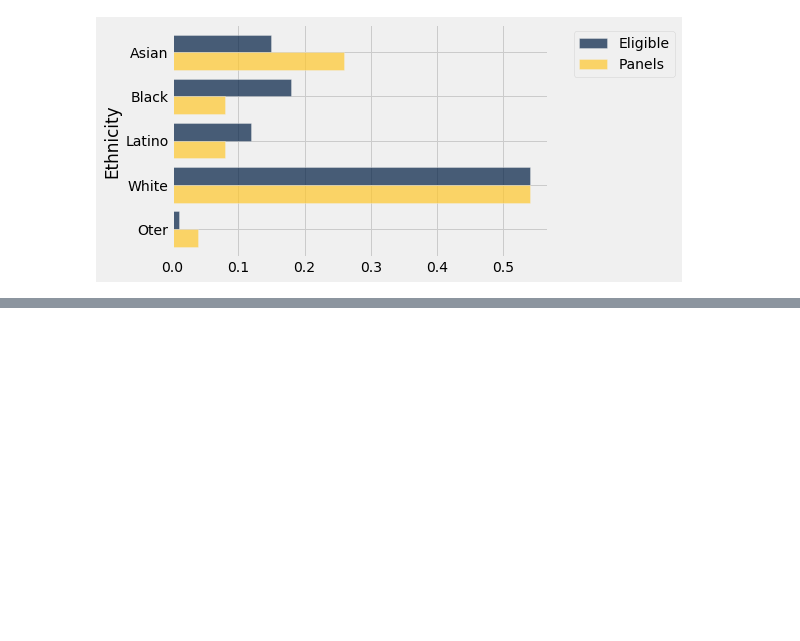
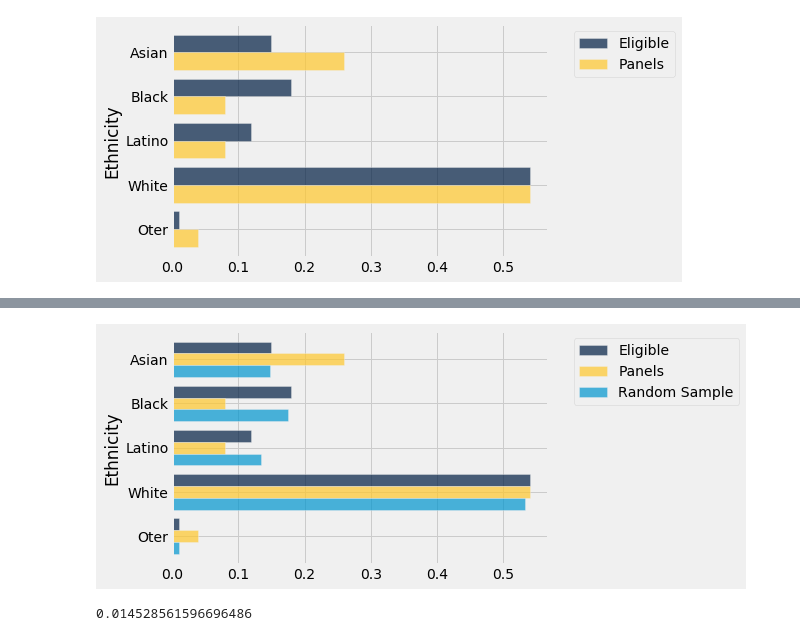
Before and after one commit to SYYoung/UC_Berkeley, a Jupyter notebook: UC_Berkeley/Inferential_Thinking/Week1/Week3_1.ipynb, the cells around one changed output, grey strips where cells are left out. Cells and saved outputs as stored; diff of their text form; code cells hidden in the pictures; blank space fills up the shorter version.

```diff
--- a/UC_Berkeley/Inferential_Thinking/Week1/Week3_1.ipynb
+++ b/UC_Berkeley/Inferential_Thinking/Week1/Week3_1.ipynb
@@ -24,0 +56,4 @@ jury. barh('Ethnicity')
+# %%
+eligible = jury.column('Eligible')
+# %%
+panels_and_sample = jury.with_column('Random Sample', sample_proportions(1453, eligible))
@@ -24,0 +69,8 @@ jury. barh('Ethnicity')
+# %%
+panels_and_sample.barh('Ethnicity')
+# %% [output]
+[figure, added]
+# %%
+total_variation_distance(panels_and_sample.column('Random Sample'), panels_and_sample.column('Eligible'))
+# %% [output]
+0.014528561596696486
```
Also changed, not shown: parts of 32 cells of this notebook, 12 other files.
